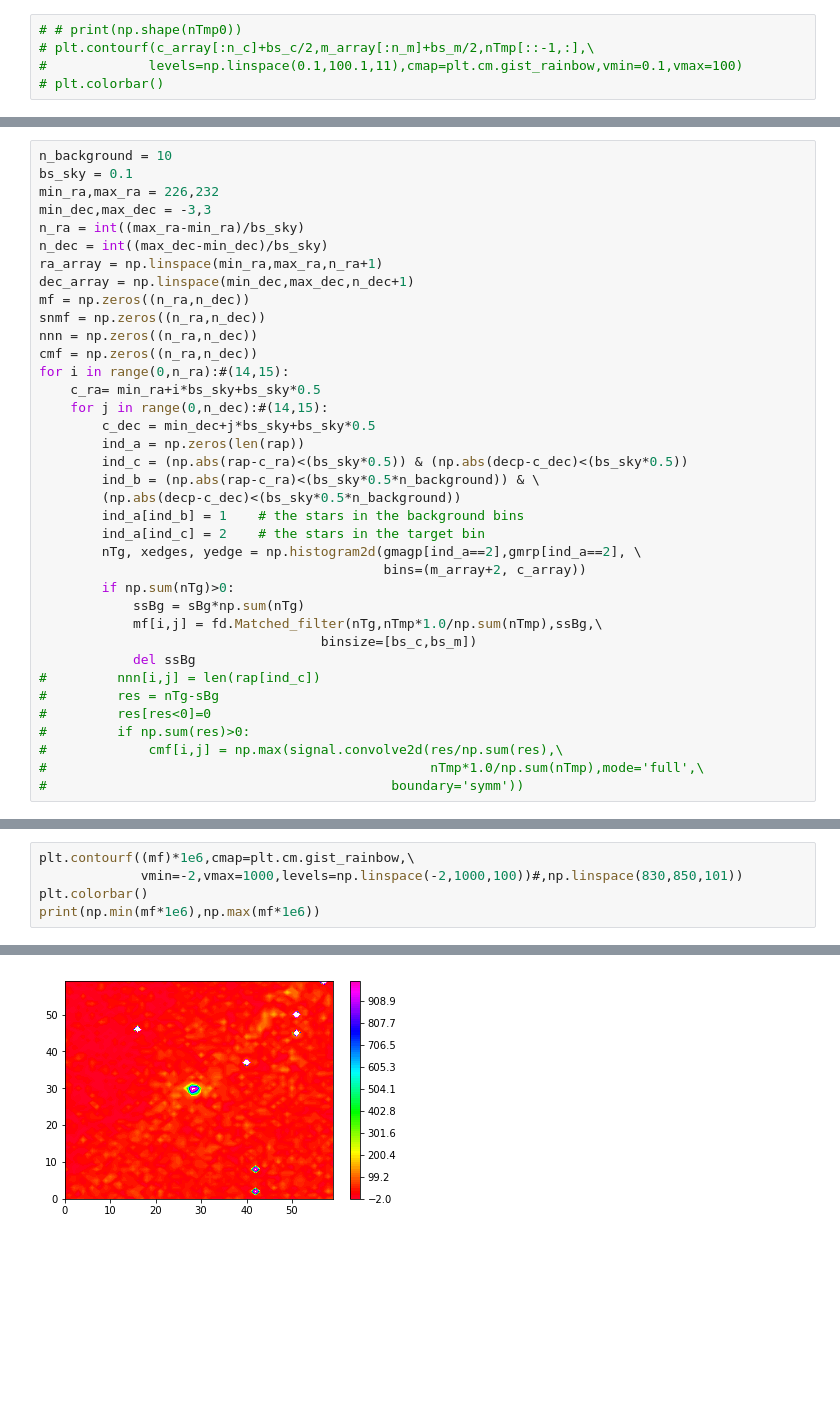
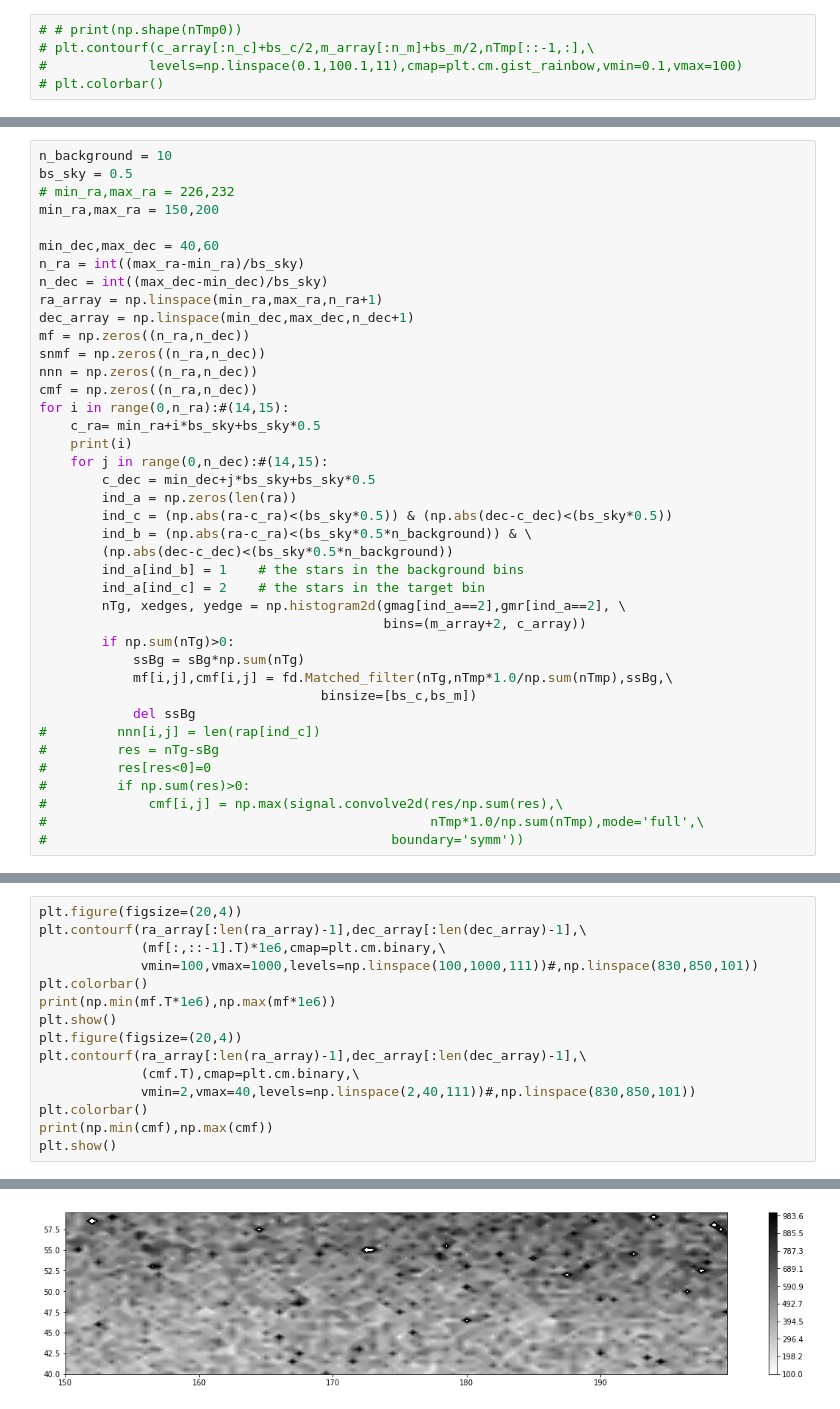
Before and after one commit to ht1an/DiscoverSubStructure, a Jupyter notebook: Matched_filter.ipynb, the cells around one changed output, grey strips where cells are left out. Saved outputs shown, nothing was run; the diff lists cells and outputs as text; blank space fills up the shorter version.

```diff
--- a/Matched_filter.ipynb
+++ b/Matched_filter.ipynb
@@ -107,8 +102,10 @@ plt.colorbar()
 # %%
 n_background = 10
-bs_sky = 0.1
-min_ra,max_ra = 226,232
-min_dec,max_dec = -3,3
+bs_sky = 0.5
+# min_ra,max_ra = 226,232
+min_ra,max_ra = 150,200
+
+min_dec,max_dec = 40,60
 n_ra = int((max_ra-min_ra)/bs_sky)
 n_dec = int((max_dec-min_dec)/bs_sky)
 ra_array = np.linspace(min_ra,max_ra,n_ra+1)
@@ -119,19 +116,20 @@ nnn = np.zeros((n_ra,n_dec))
 cmf = np.zeros((n_ra,n_dec))
 for i in range(0,n_ra):#(14,15):
     c_ra= min_ra+i*bs_sky+bs_sky*0.5
+    print(i)
     for j in range(0,n_dec):#(14,15):
         c_dec = min_dec+j*bs_sky+bs_sky*0.5
-        ind_a = np.zeros(len(rap))
-        ind_c = (np.abs(rap-c_ra)<(bs_sky*0.5)) & (np.abs(decp-c_dec)<(bs_sky*0.5))
-        ind_b = (np.abs(rap-c_ra)<(bs_sky*0.5*n_background)) & \
-        (np.abs(decp-c_dec)<(bs_sky*0.5*n_background))
+        ind_a = np.zeros(len(ra))
+        ind_c = (np.abs(ra-c_ra)<(bs_sky*0.5)) & (np.abs(dec-c_dec)<(bs_sky*0.5))
+        ind_b = (np.abs(ra-c_ra)<(bs_sky*0.5*n_background)) & \
+        (np.abs(dec-c_dec)<(bs_sky*0.5*n_background))
         ind_a[ind_b] = 1    # the stars in the background bins
         ind_a[ind_c] = 2    # the stars in the target bin
-        nTg, xedges, yedge = np.histogram2d(gmagp[ind_a==2],gmrp[ind_a==2], \
+        nTg, xedges, yedge = np.histogram2d(gmag[ind_a==2],gmr[ind_a==2], \
                                             bins=(m_array+2, c_array))
         if np.sum(nTg)>0:
             ssBg = sBg*np.sum(nTg)
-            mf[i,j] = fd.Matched_filter(nTg,nTmp*1.0/np.sum(nTmp),ssBg,\
+            mf[i,j],cmf[i,j] = fd.Matched_filter(nTg,nTmp*1.0/np.sum(nTmp),ssBg,\
                                     binsize=[bs_c,bs_m])
             del ssBg
 #         nnn[i,j] = len(rap[ind_c])
@@ -148,6 +164,16 @@ print(i,j)
 # %%
-plt.contourf((mf)*1e6,cmap=plt.cm.gist_rainbow,\
-             vmin=-2,vmax=1000,levels=np.linspace(-2,1000,100))#,np.linspace(830,850,101))
+plt.figure(figsize=(20,4))
+plt.contourf(ra_array[:len(ra_array)-1],dec_array[:len(dec_array)-1],\
+             (mf[:,::-1].T)*1e6,cmap=plt.cm.binary,\
+             vmin=100,vmax=1000,levels=np.linspace(100,1000,111))#,np.linspace(830,850,101))
 plt.colorbar()
-print(np.min(mf*1e6),np.max(mf*1e6))
+print(np.min(mf.T*1e6),np.max(mf*1e6))
+plt.show()
+plt.figure(figsize=(20,4))
+plt.contourf(ra_array[:len(ra_array)-1],dec_array[:len(dec_array)-1],\
+             (cmf.T),cmap=plt.cm.binary,\
+             vmin=2,vmax=40,levels=np.linspace(2,40,111))#,np.linspace(830,850,101))
+plt.colorbar()
+print(np.min(cmf),np.max(cmf))
+plt.show()
 # %% [output]
@@ -155 +181 @@ print(np.min(mf*1e6),np.max(mf*1e6))
-[figure, old version]
+[figure, new version]
```
Also changed, not shown: parts of 10 cells of this notebook, 2 other files.
